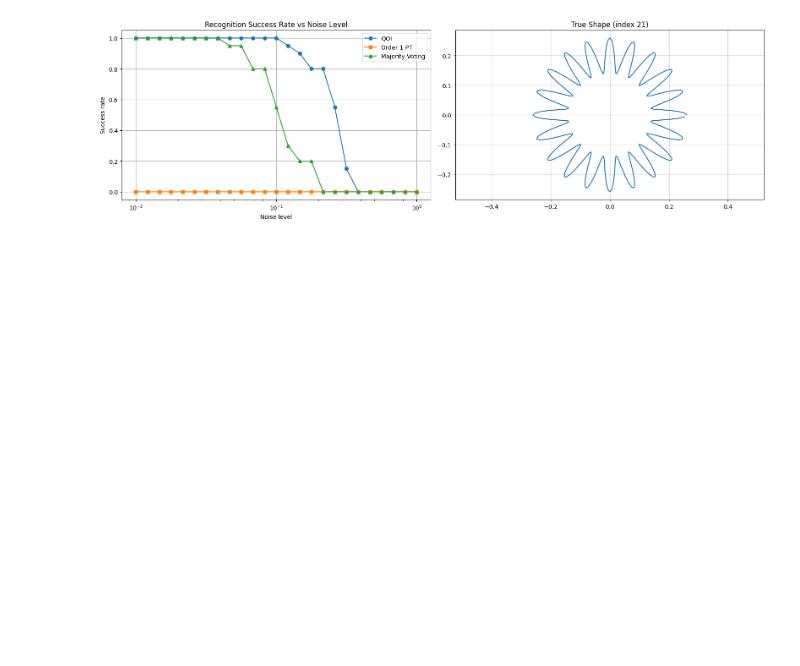
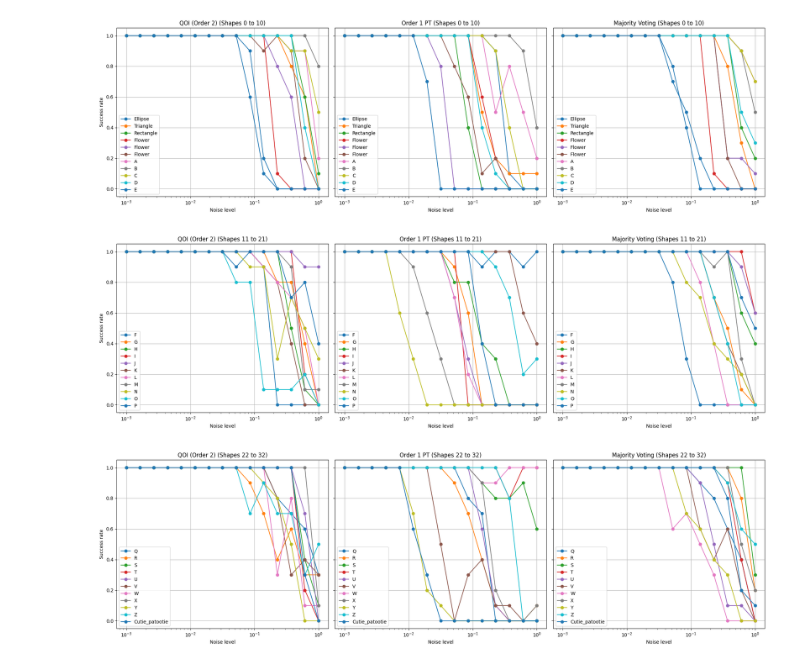
Before and after one commit to Ukechh/SIES_Python_version, a Jupyter notebook: demo/Electric_Fish/demo_shape_recognition_jupyter.ipynb, the cells around one changed output. Saved outputs shown, nothing was run; the diff lists cells and outputs as text; code cells hidden in the pictures; blank space fills up the shorter version.

Commit message:
Added more test images, and a distinct experimental setup

```diff
--- a/demo/Electric_Fish/demo_shape_recognition_jupyter.ipynb
+++ b/demo/Electric_Fish/demo_shape_recognition_jupyter.ipynb
@@ -72,10 +89,10 @@ freq = np.linspace(1, 300*np.pi, endpoint=False, num=20)
 # %%
 #Set up the fish body
 Omega = Ellipse(1, 1/3, phi=0.0, NbPts=N) * delta*2
-
+Omega = Omega < np.pi / 2
 #Set up specific parameters for acquisition method
 idxRcv = np.arange(0, Omega.nb_points-1,2**4)
-Ns = 5
+Ns = 4
 impd = 1
 #Set up the fish acquisition system
 cfg = mconfig.Fish_circle(Omega, idxRcv, np.zeros((2,1)), 1, Ns, 2*np.pi, impd=impd)
@@ -98,6 +119,6 @@ I1, I2 = Compute_Invariants(D, cfg, cnd, pmtt, freq, 'fish', ord=2)
 # %%
 #Define a true index for the shape:
-true_index = 20
+true_index = 4
 #Generate a new shape to recognize
 Bnew = (D[true_index])
 
@@ -124,15 +145,16 @@ nlvl = 0
 tau_new, mu_new = Compute_Invariants([Bnew], cfg, cnd_new, pmtt_new, freq, 'fish', ord=1, noise_level=nlvl)
 
 I1_new, I2_new =  Compute_Invariants([Bnew], cfg, cnd_new, pmtt_new, freq, 'fish', ord=2, noise_level=nlvl)
+I1_newh, I2_newh =  Compute_Invariants([Bnew], cfg, cnd_new, pmtt_new, freq, 'fish', ord=3, noise_level=nlvl)
 # %%
 # Recognize the shape using different algorithms
 index_higher_order, error = ShapeRecognition_CGPT_frequency(I1, I2, I1_new, I2_new)
-index_maj, votes = ShapeRecognition_CGPT_majority_voting_frequency(I1, I2, I1_new, I2_new)
+index_maj, votes = ShapeRecognition_CGPT_frequency(I1, I2, I1_newh, I2_newh)
 index = ShapeRecognition_PT_freq(mu, mu_new)
 
 print( "Recognized shape index PT:", index)
-print( "Recognized shape index high order:", index_higher_order)
-print("Recognized shape majority voting", index_maj)
+print( "Recognized shape index order 2:", index_higher_order)
+print("Recognized shape index order 3", index_maj)
 print("Votes per shape were:", votes)
 print("True index:", true_index)
 #Plot the results
@@ -214,26 +247,37 @@ print("Success rates by noise level (majority voting):", success_rates_maj)
 # %%
-# Plot the comparison
-fig, axs = plt.subplots(1, 2, figsize=(16, 5))
+# Plot success rates for each method, split into 9 plots, each with up to 11 shapes, with methods side by side
+num_shapes = len(D)
+shapes_per_plot = 11
+num_plots = 3
+methods = [
+    ("QOI (Order 2)", all_success_rates_ord2),
+    ("Order 1 PT", all_success_rates_ord1),
+    ("Majority Voting", all_success_rates_maj)
+]
 
-# Plot the success rates
-axs[0].plot(list(success_rates_ord2.keys()), list(success_rates_ord2.values()), marker='o', label='QOI')
-axs[0].plot(list(success_rates_ord1.keys()), list(success_rates_ord1.values()), marker='s', label='Order 1 PT')
-axs[0].plot(list(success_rates_maj.keys()), list(success_rates_maj.values()), marker='^', label='Majority Voting')
-axs[0].set_xlabel('Noise level')
-axs[0].set_ylabel('Success rate')
-axs[0].set_title('Recognition Success Rate vs Noise Level')
-axs[0].legend()
-axs[0].grid(True)
-axs[0].set_xscale('log')
-
-# Plot the true figure
-D[true_index].plot(ax=axs[1])
-axs[1].set_title(f"True Shape (index {true_index})")
-axs[1].axis('equal')
-axs[1].axis('on')
-axs[1].grid(True)
-
-plt.tight_layout()
-plt.show()
+for plot_idx in range(num_plots):
+    fig, axs = plt.subplots(1, len(methods), figsize=(20, 6), sharey=True)
+    start = plot_idx * shapes_per_plot
+    end = min(start + shapes_per_plot, num_shapes)
+    for ax, (method_title, all_rates) in zip(axs, methods):
+        for idx in range(start, end):
+            rates = all_rates.get(idx, {})
+            if not rates:
+                continue
+            noise_sorted = sorted(rates.keys(), key=float)
+            rates_sorted = [rates[n] for n in noise_sorted]
+            # Use the shape's name for the label
+            label = D[idx]._name_str
+            ax.plot(noise_sorted, rates_sorted, marker='o', label=label)
+        ax.set_xscale('log')
+        ax.set_xlabel('Noise level')
+        ax.set_title(f"{method_title} (Shapes {start} to {end-1})")
+        ax.grid(True)
+        ax.legend()
+    axs[0].set_ylabel('Success rate')
+    plt.tight_layout()
+    plt.show()
 # %% [output]
-[figure, old version]
+[figure, new version]
+[figure, added]
+[figure, added]
```
Also changed, not shown: parts of 9 cells of this notebook, 18 other files.
